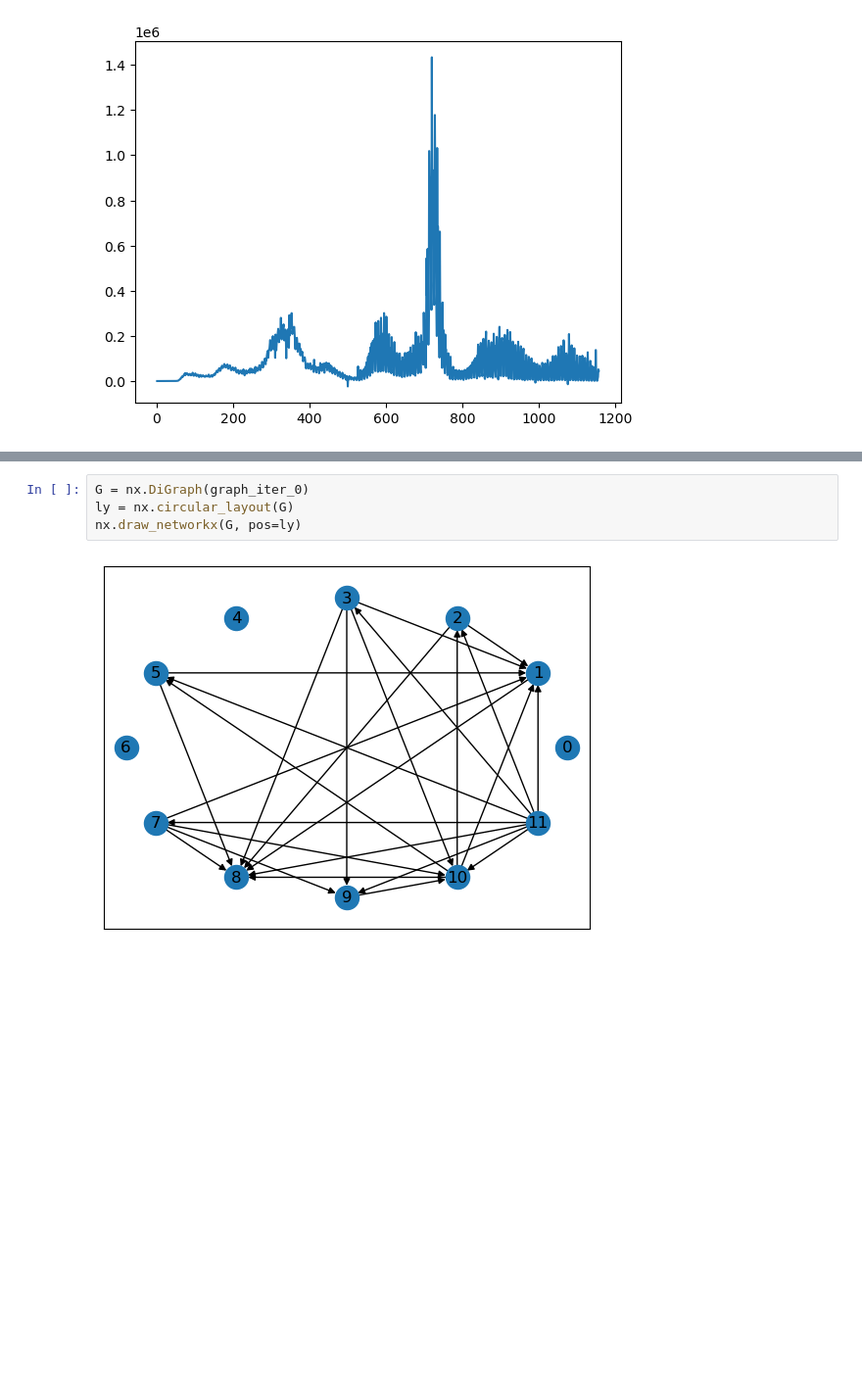
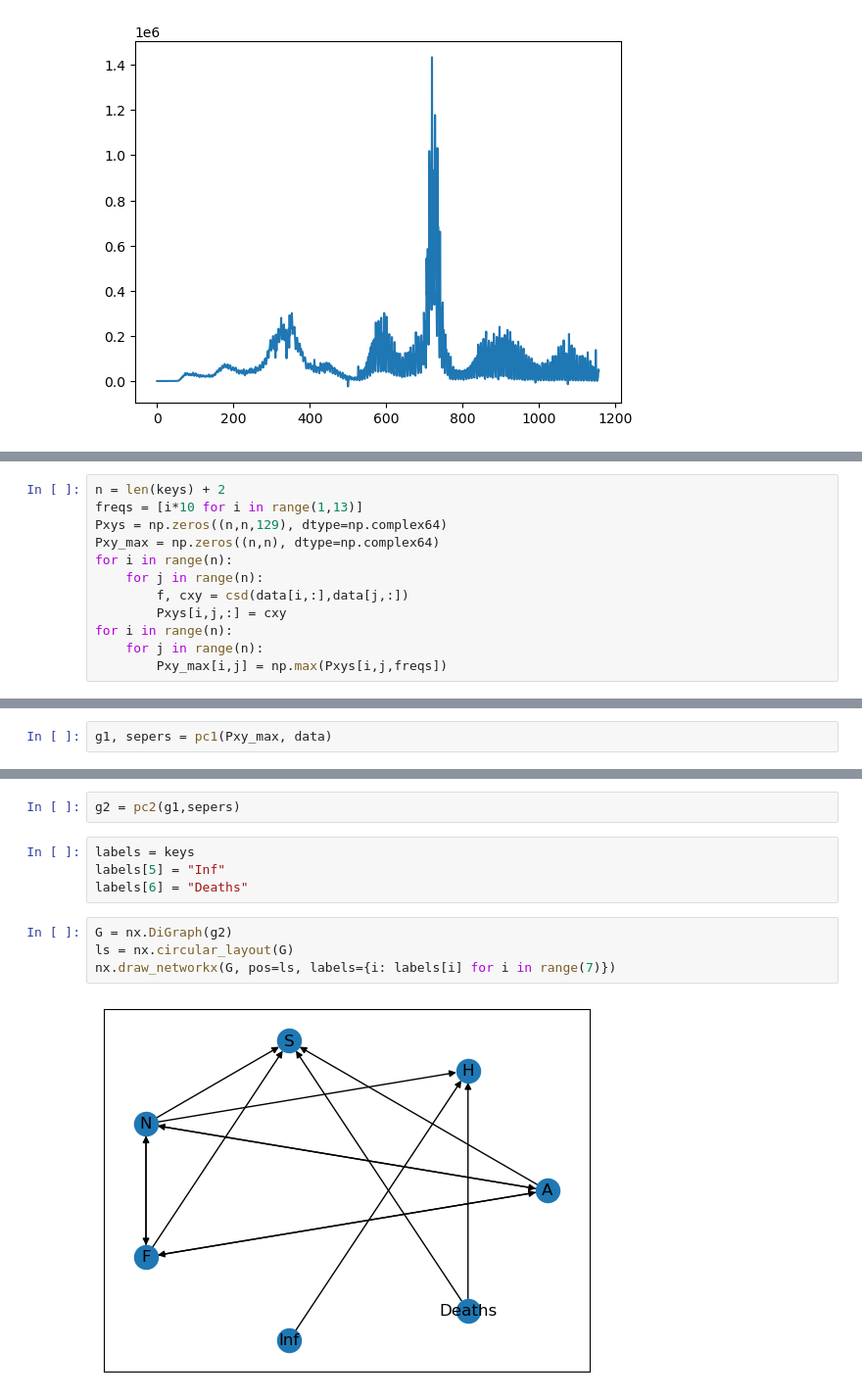
Before and after one commit to CalvinRoth/CovidEmotionsProject, a Jupyter notebook: project.ipynb, the cells around one changed output, grey strips where cells are left out. Shown at 98% size. Cells and saved outputs as stored; diff of their text form; blank space fills up the shorter version.

```diff
--- a/project.ipynb
+++ b/project.ipynb
@@ -186,0 +105,12 @@ for i in range(12):
+# %%
+n = len(keys) + 2
+freqs = [i*10 for i in range(1,13)]
+Pxys = np.zeros((n,n,129), dtype=np.complex64)
+Pxy_max = np.zeros((n,n), dtype=np.complex64)
+for i in range(n):
+    for j in range(n):
+        f, cxy = csd(data[i,:],data[j,:])
+        Pxys[i,j,:] = cxy
+for i in range(n):
+    for j in range(n):
+        Pxy_max[i,j] = np.max(Pxys[i,j,freqs])
@@ -186,0 +230,2 @@ for i in range(12):
+# %%
+g1, sepers = pc1(Pxy_max, data)
@@ -187,6 +242,12 @@ for i in range(12):
+# %%
+g2 = pc2(g1,sepers)
+# %%
+labels = keys
+labels[5] = "Inf"
+labels[6] = "Deaths"
 # %%
-G = nx.DiGraph(graph_iter_0)
-ly = nx.circular_layout(G)
-nx.draw_networkx(G, pos=ly)
+G = nx.DiGraph(g2)
+ls = nx.circular_layout(G)
+nx.draw_networkx(G, pos=ls, labels={i: labels[i] for i in range(7)})
 # %% [output]
-[figure, old version]
+[figure, new version]
```
Also changed, not shown: parts of 18 cells of this notebook.
